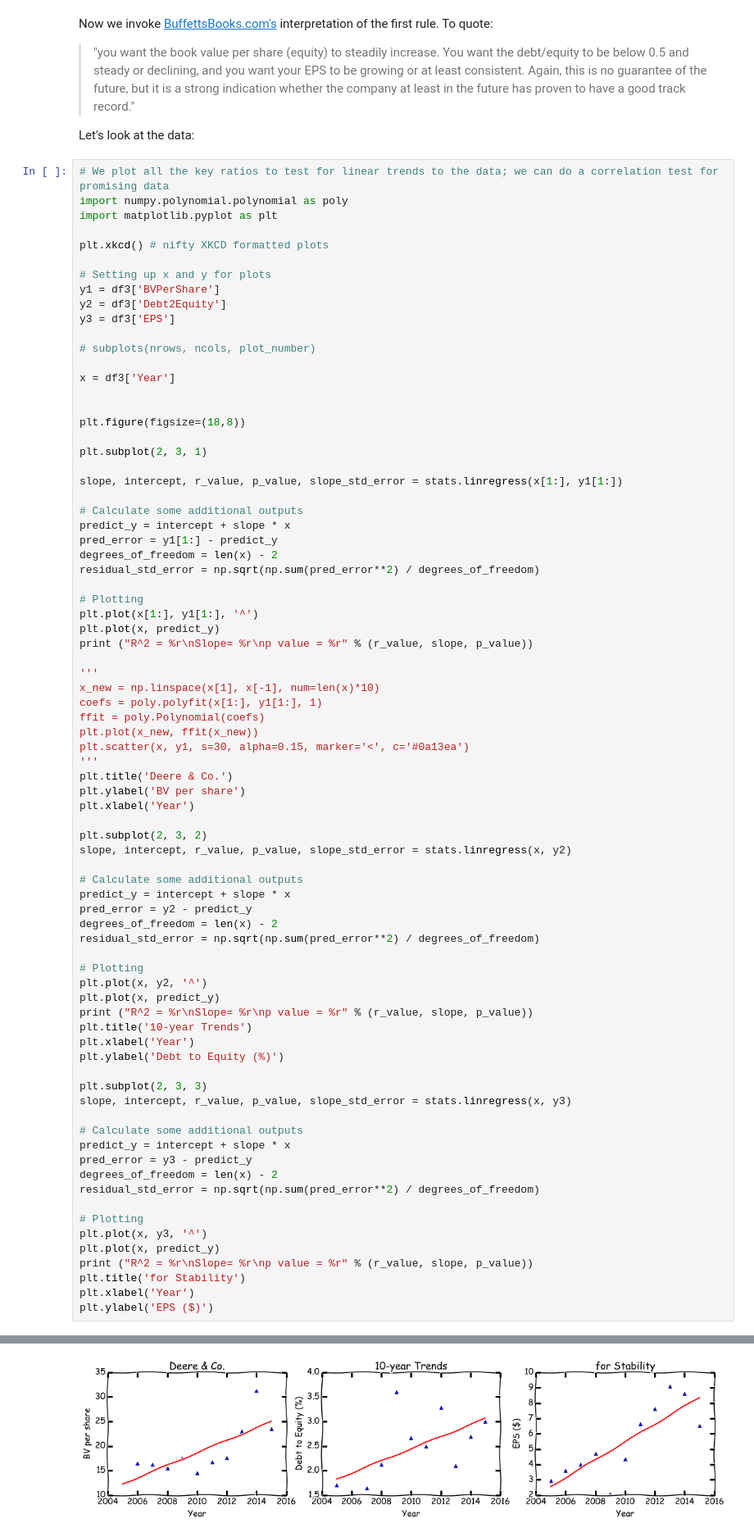
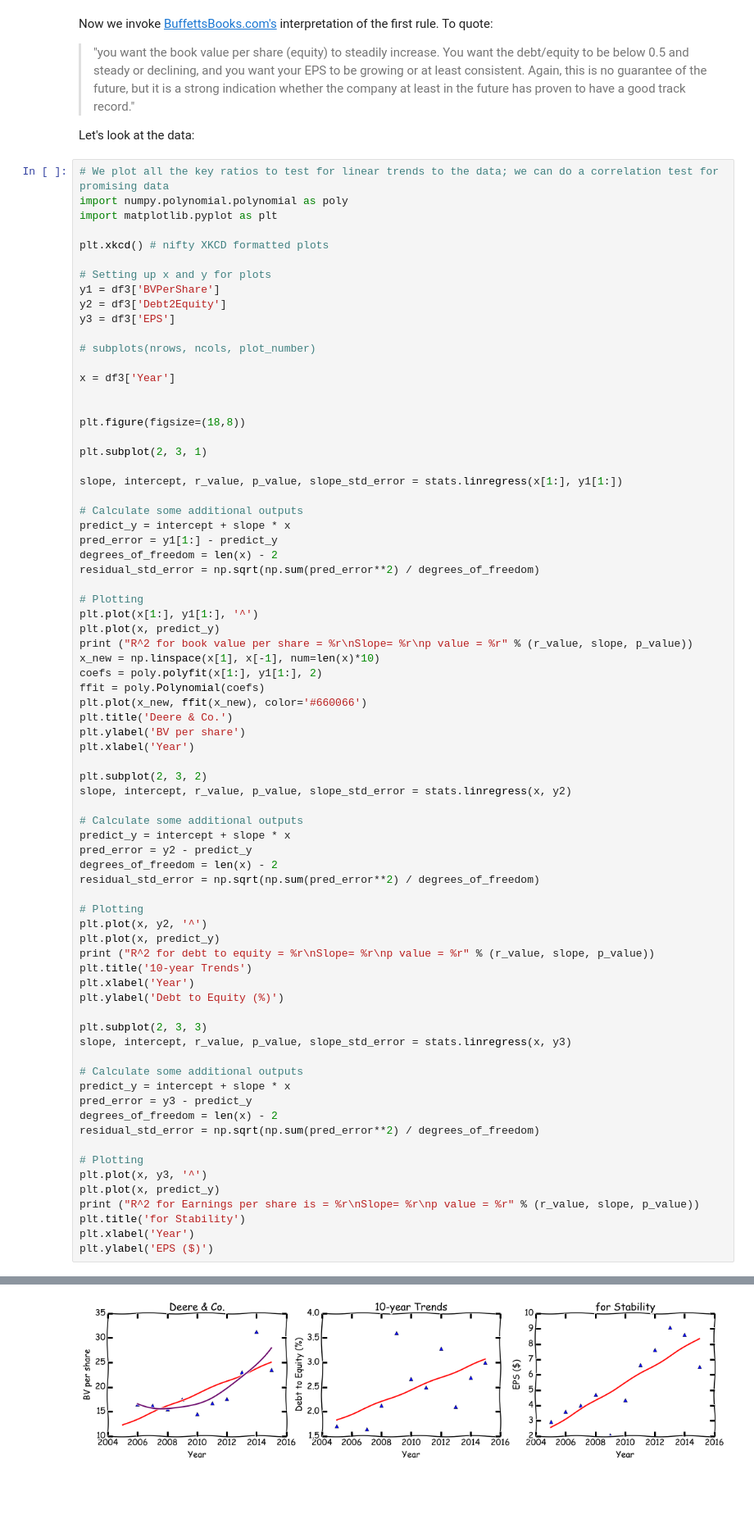
Before and after one commit to linwoodc3/LC3-Creations, a Jupyter notebook: notebooks/securityanalysis/opensourcetool_securityanalsys_pfizer.ipynb, the cells around one changed output, grey strips where cells are left out. Shown: that part at 82% size. Cells and saved outputs as stored; diff of their text form; blank space fills up the shorter version.

```diff
--- a/notebooks/securityanalysis/opensourcetool_securityanalsys_pfizer.ipynb
+++ b/notebooks/securityanalysis/opensourcetool_securityanalsys_pfizer.ipynb
@@ -361,15 +361,11 @@ residual_std_error = np.sqrt(np.sum(pred_error**2) / degrees_of_freedom)
 # Plotting
 plt.plot(x[1:], y1[1:], '^')
 plt.plot(x, predict_y)
-print ("R^2 = %r\nSlope= %r\np value = %r" % (r_value, slope, p_value))
-
-'''
+print ("R^2 for book value per share = %r\nSlope= %r\np value = %r" % (r_value, slope, p_value))
 x_new = np.linspace(x[1], x[-1], num=len(x)*10)
-coefs = poly.polyfit(x[1:], y1[1:], 1)
+coefs = poly.polyfit(x[1:], y1[1:], 2)
 ffit = poly.Polynomial(coefs)
-plt.plot(x_new, ffit(x_new))
-plt.scatter(x, y1, s=30, alpha=0.15, marker='<', c='#0a13ea')
-'''
+plt.plot(x_new, ffit(x_new), color='#660066')
 plt.title('Deere & Co.')
 plt.ylabel('BV per share')
 plt.xlabel('Year')
@@ -386,7 +382,7 @@ residual_std_error = np.sqrt(np.sum(pred_error**2) / degrees_of_freedom)
 # Plotting
 plt.plot(x, y2, '^')
 plt.plot(x, predict_y)
-print ("R^2 = %r\nSlope= %r\np value = %r" % (r_value, slope, p_value))
+print ("R^2 for debt to equity = %r\nSlope= %r\np value = %r" % (r_value, slope, p_value))
 plt.title('10-year Trends')
 plt.xlabel('Year')
 plt.ylabel('Debt to Equity (%)')
@@ -403,7 +399,7 @@ residual_std_error = np.sqrt(np.sum(pred_error**2) / degrees_of_freedom)
 # Plotting
 plt.plot(x, y3, '^')
 plt.plot(x, predict_y)
-print ("R^2 = %r\nSlope= %r\np value = %r" % (r_value, slope, p_value))
+print ("R^2 for Earnings per share is = %r\nSlope= %r\np value = %r" % (r_value, slope, p_value))
 plt.title('for Stability')
 plt.xlabel('Year')
 plt.ylabel('EPS ($)')
@@ -414,7 +414,7 @@ R^2 = 0.81401297404187112
 Slope= 0.57963636363636373
 p value = 0.0022921424801715003
 <matplotlib.text.Text at 0x...>
-[figure, old version]
+[figure, new version]
 # %% [markdown]
 # <font color = 'red'>Everything below here under construction</font>
 # %%
```
Also changed, not shown: parts of 12 cells of this notebook.
